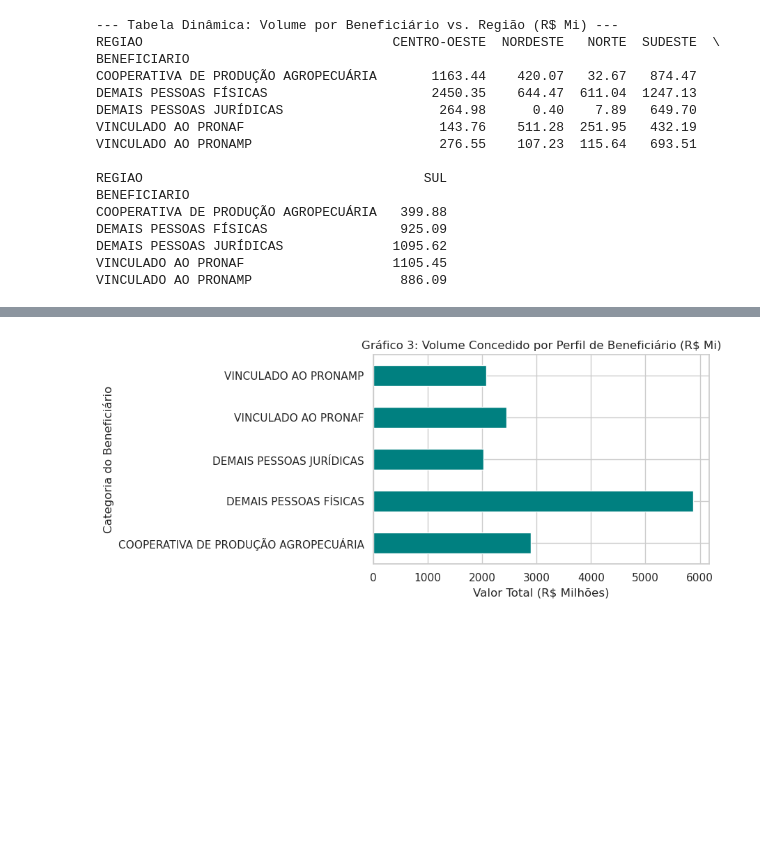
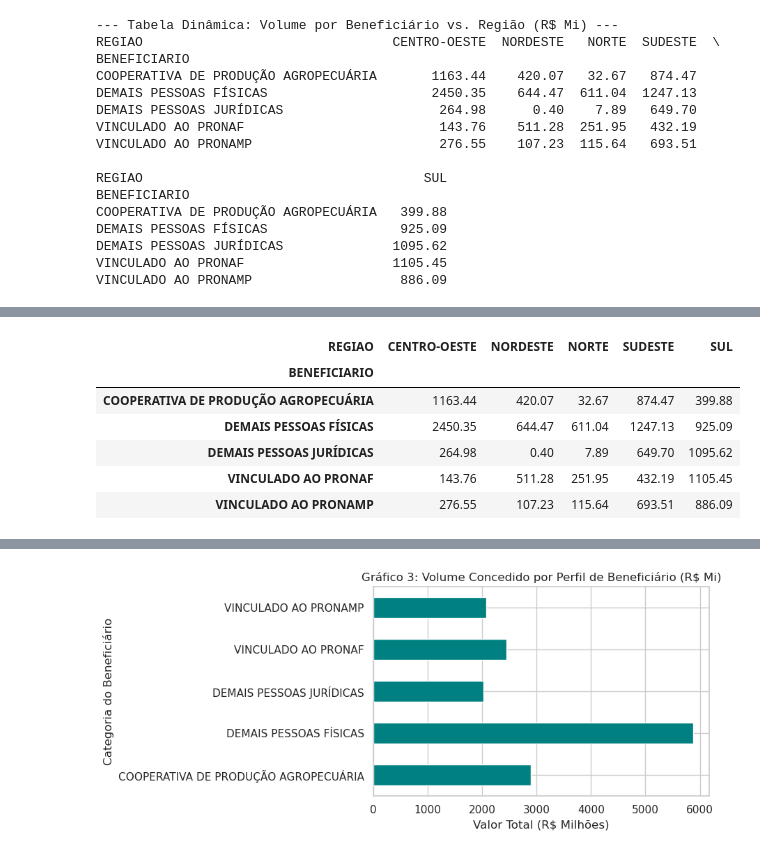
Before and after one commit to danielmassita/ADA1735-DS-PY-004-CarolCleissonDaniel, a Jupyter notebook: analise.ipynb, the cells around one changed output, grey strips where cells are left out. Cells and saved outputs as stored; diff of their text form; code cells hidden in the pictures; blank space fills up the shorter version.

```diff
--- a/analise.ipynb
+++ b/analise.ipynb
@@ -188,3 +264,26 @@ VINCULADO AO PRONAMP                   886.09
+# %%
+# ==============================================================================
+# CÉLULA 7: PIVOT TABLE - BENEFICIÁRIO VS. REGIÃO (R$ MILHÕES)
+# ==============================================================================
+pivot_programas = pd.pivot_table(
+    df_analise,
+    values='TOTAL_VALOR',
+    index='BENEFICIARIO',
+    columns='REGIAO',
+    aggfunc='sum',
+    fill_value=0
+) / 1e6  # Conversão para Milhões de R$
+
+# Retorno visual em matriz/tabela dinâmica formatada com 2 casas decimais
+pivot_programas.round(2)
+# %% [output]
+| REGIAO | CENTRO-OESTE | NORDESTE | NORTE | SUDESTE | SUL |
+| BENEFICIARIO |  |  |  |  |  |
+| COOPERATIVA DE PRODUÇÃO AGROPECUÁRIA | 1163.44 | 420.07 | 32.67 | 874.47 | 399.88 |
+| DEMAIS PESSOAS FÍSICAS | 2450.35 | 644.47 | 611.04 | 1247.13 | 925.09 |
+| DEMAIS PESSOAS JURÍDICAS | 264.98 | 0.40 | 7.89 | 649.70 | 1095.62 |
+| VINCULADO AO PRONAF | 143.76 | 511.28 | 251.95 | 432.19 | 1105.45 |
+| VINCULADO AO PRONAMP | 276.55 | 107.23 | 115.64 | 693.51 | 886.09 |
 # %%
 # ==============================================================================
 # GERADOR DOS 4 GRÁFICOS OBRIGATÓRIOS
```
Also changed, not shown: parts of 8 cells of this notebook, 1 other file.
